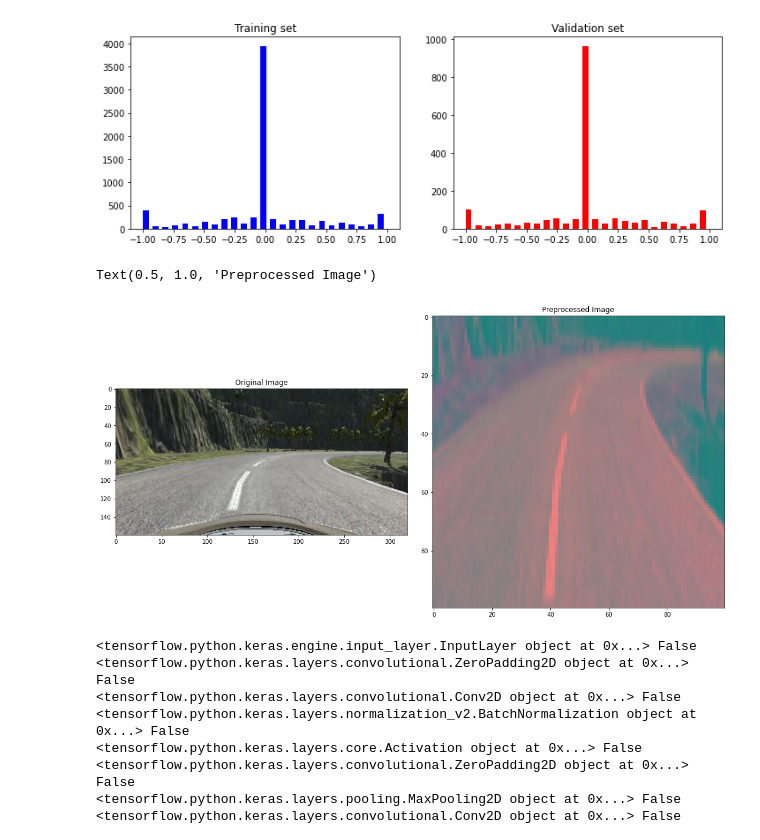
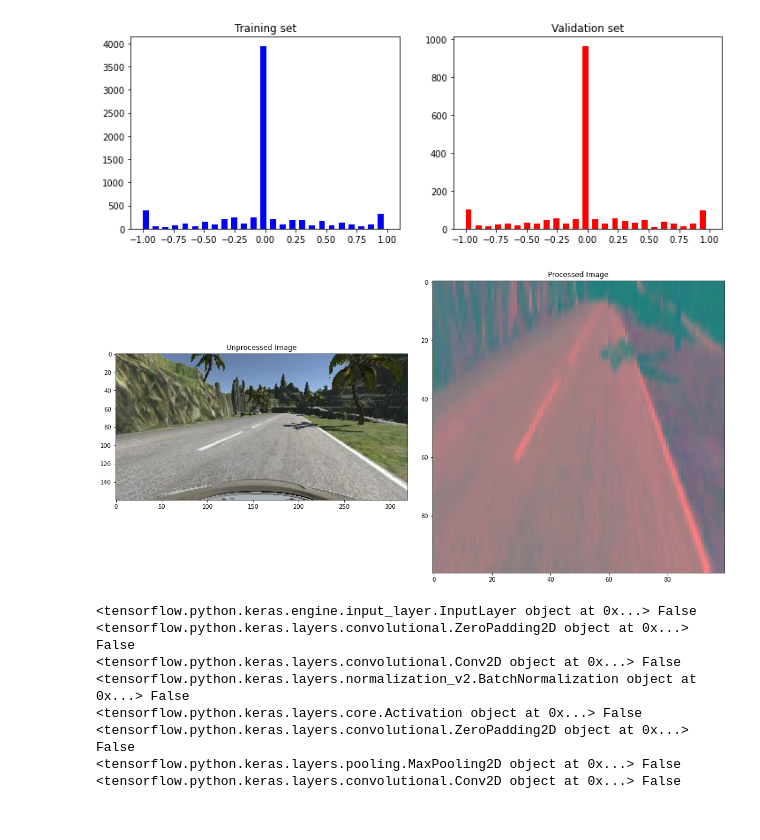
Before and after one commit to adkap2/Self-Driving-Car-Simulator, a Jupyter notebook: autonomous_car.ipynb, the cells around one changed output. Cells and saved outputs as stored; diff of their text form; code cells hidden in the pictures.

```diff
--- a/autonomous_car.ipynb
+++ b/autonomous_car.ipynb
@@ -110,19 +110,19 @@ def img_preprocess(img):
   img = img / 255
   return img
 # %%
-image = image_paths[100]
+image = image_paths[897]
 original_image = npimg.imread(image)
 preprocessed_image = img_preprocess(image)
 
 fig, axes = plt.subplots(1, 2, figsize=(15, 10))
 fig.tight_layout()
 axes[0].imshow(original_image)
-axes[0].set_title('Original Image')
+axes[0].set_title('Unprocessed Image')
 axes[1].imshow(preprocessed_image)
-axes[1].set_title('Preprocessed Image')
+axes[1].set_title('Processed Image')
+plt.savefig("Image_comparison")
 # %% [output]
-Text(0.5, 1.0, 'Preprocessed Image')
-[figure, old version]
+[figure, new version]
 # %%
 X_train = np.array(list(map(img_preprocess, X_train)))
 X_valid = np.array(list(map(img_preprocess, X_valid)))
```
Also changed, not shown: 11 other files.
